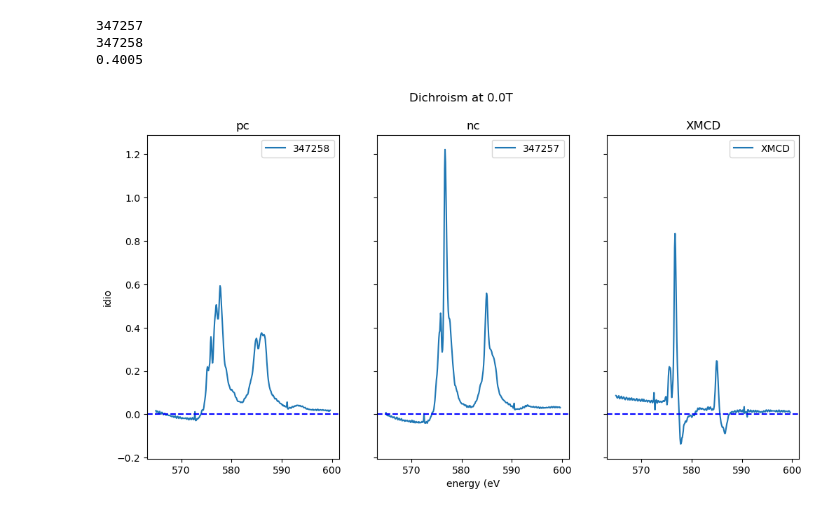
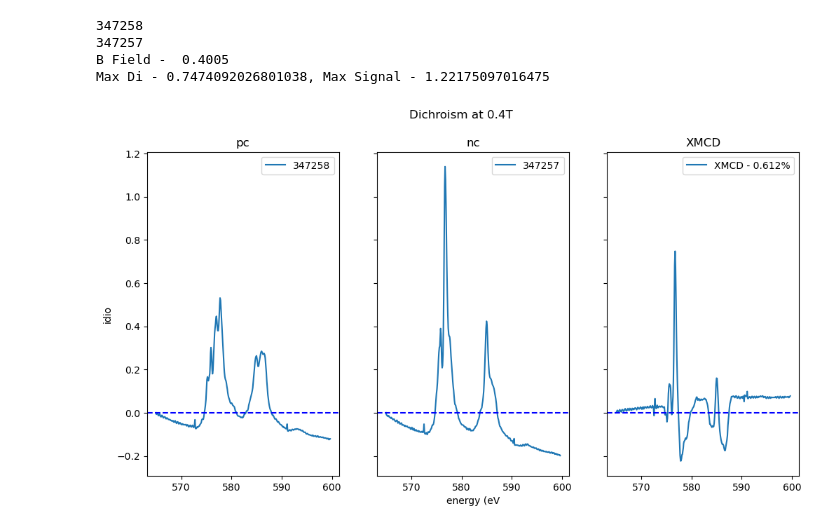
Before and after one commit to FWKCarlisle/PhD-Codes, a Jupyter notebook: Diamond_CrCl3_jan2025/Code/Beamtime_30_01.ipynb, the cells around one changed output. Drawn from its saved outputs; the diff is of its cells as text; code cells hidden in the pictures.

```diff
--- a/Diamond_CrCl3_jan2025/Code/Beamtime_30_01.ipynb
+++ b/Diamond_CrCl3_jan2025/Code/Beamtime_30_01.ipynb
@@ -164,16 +420,15 @@ ALL GOOD HERE BOSS
 # %%
 ##60deg - 400mT Coercive Field
 sensor = "TEY"
 directory_path = r"FILES/HOPG1/XMCD/"
-XMCD_ﬁle_Set = (347257,347258)
-
-#2025-01-30 05:08:09,465 INFO  EnergyConsolidationClass:iddrpenergy - delayedSwitchAndMoveEnergy(): iddpol.isBusy()=True
-
+XMCD_ﬁle_Set = (347258,347257)
 
 XMCD = prelimenary_code(directory_path, ﬁle_preﬁx, XMCD_ﬁle_Set,sensor)
-energy,dichroism = XMCD.Dichroism(XMCD_ﬁle_Set)
+energy,dichroism = XMCD.Dichroism(XMCD_ﬁle_Set, normalisation=1)
+2025-01-31 01:50:46,303 INFO  gda.jython.JythonServerStatusHolder - Command Server status: script=RUNNING, scan=RUNNING
 # %% [output]
+347258
 347257
-347258
-0.4005
+B Field -  0.4005
+Max Di - 0.7474092026801038, Max Signal - 1.22175097016475
-[figure, old version]
+[figure, new version]
```
Also changed, not shown: parts of 24 cells of this notebook.
